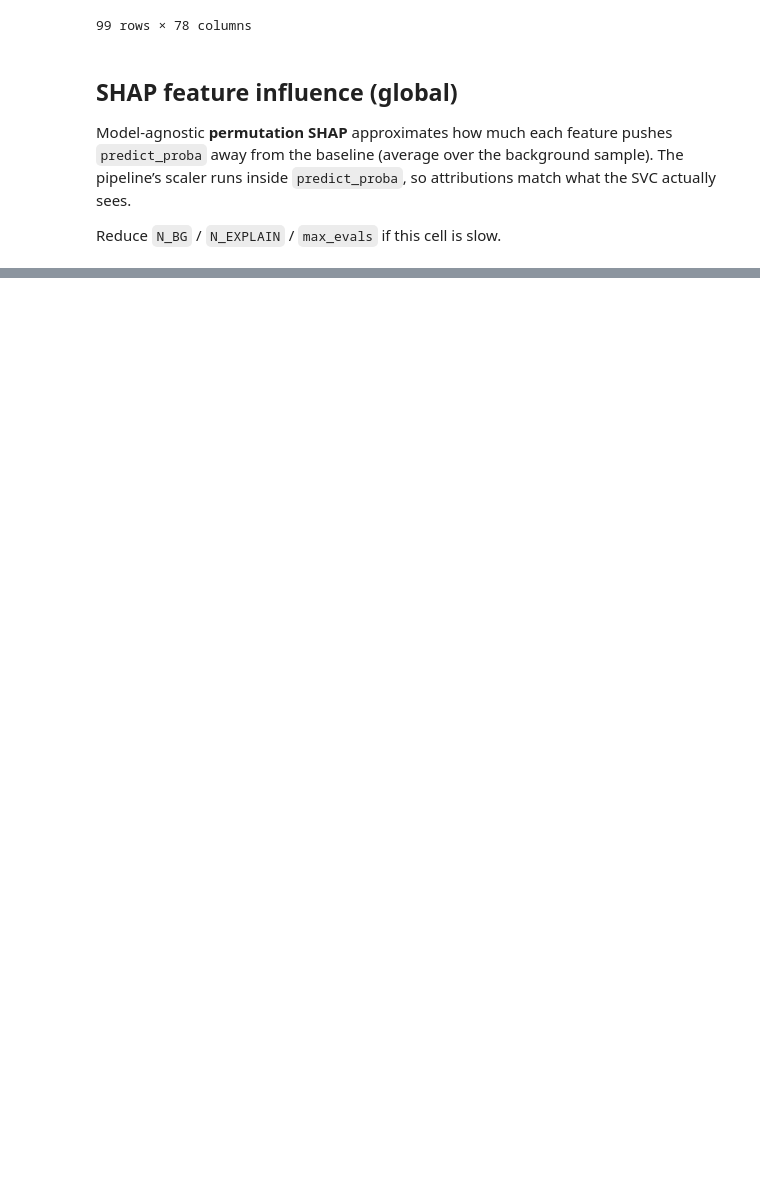
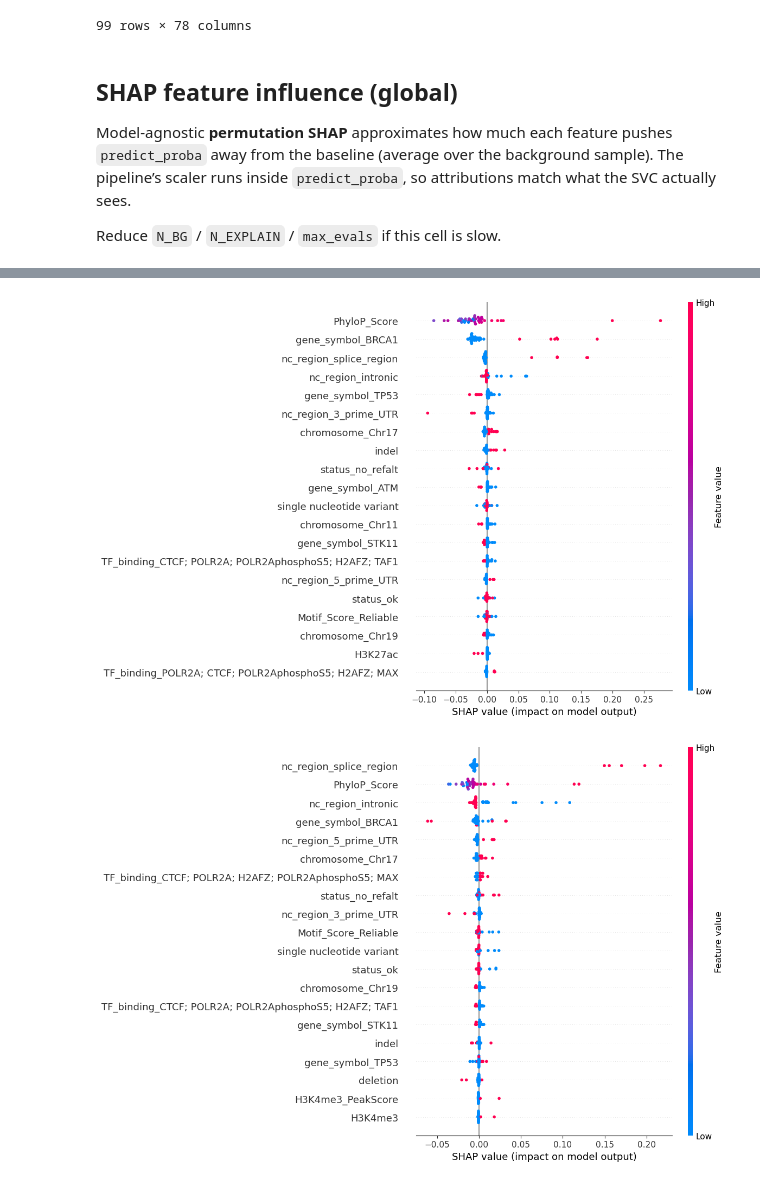
Before and after one commit to carolyna-s/cs-123b-project, a Jupyter notebook: main.ipynb, the cells around one changed output, grey strips where cells are left out. Saved outputs shown, nothing was run; the diff lists cells and outputs as text; code cells hidden in the pictures; blank space fills up the shorter version.

Commit message:
adding beeswarm plots to look nice

```diff
--- a/main.ipynb
+++ b/main.ipynb
@@ -537,0 +542,22 @@ plt.show()
+# %%
+#For pathogenic
+shap.summary_plot(
+    vals[:, :, 3],
+    X_shap_explain,
+    feature_names=feature_names,
+    max_display=20,   # fewer features → cleaner
+    plot_size=(12, 8),
+    show=True
+)
+#For likely-pathogenic
+shap.summary_plot(
+    vals[:, :, 2],
+    X_shap_explain,
+    feature_names=feature_names,
+    max_display=20,
+    plot_size=(12, 8),
+    show=True
+)
+# %% [output]
+[figure, added]
+[figure, added]
```
Also changed, not shown: parts of 5 cells of this notebook, 1 other file.
